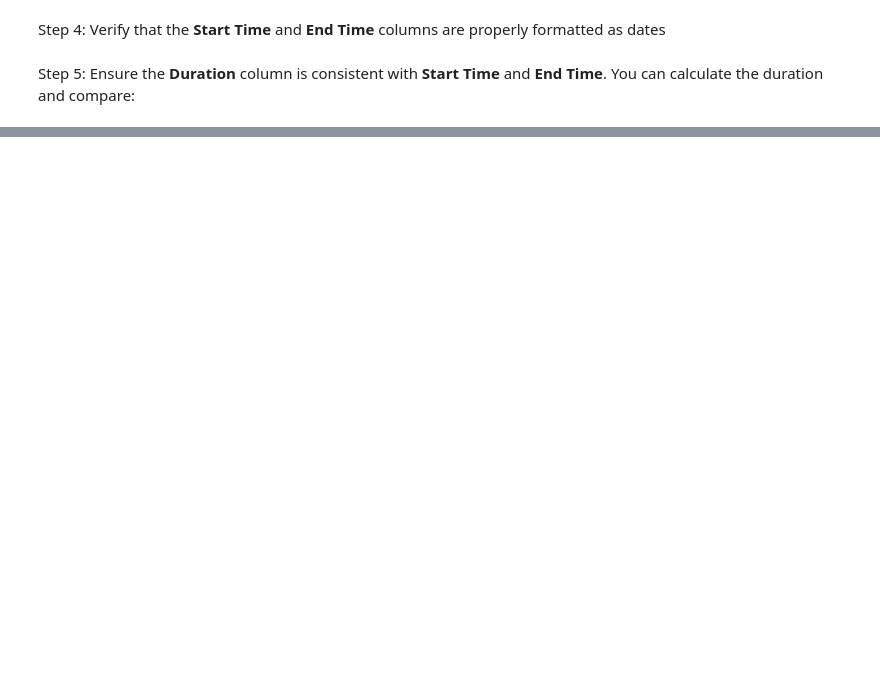
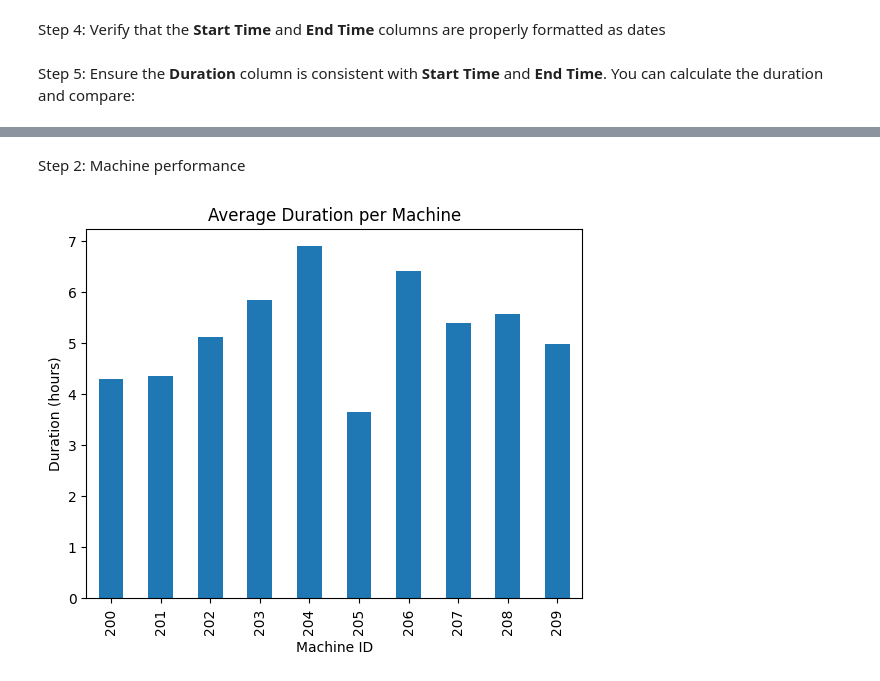
Before and after one commit to CMoser965/Data_Science_01, a Jupyter notebook: src/main.ipynb, the cells around one changed output, grey strips where cells are left out. Cells and saved outputs as stored; diff of their text form; code cells hidden in the pictures; blank space fills up the shorter version.

```diff
--- a/src/main.ipynb
+++ b/src/main.ipynb
@@ -56,0 +148,11 @@ df["Calculated_Duration"] = (df["End_Time"] - df["Start_Time"]).dt.total_seconds
+# %% [markdown]
+Step 2: Machine performance
+# %%
+avg_duration_per_machine = df.groupby('Machine_ID')["Duration"].mean()
+avg_duration_per_machine.plot(kind="bar")
+plt.title("Average Duration per Machine")
+plt.xlabel("Machine ID")
+plt.ylabel("Duration (hours)")
+plt.show()
+# %% [output]
+[figure, added]
```
Also changed, not shown: parts of 20 cells of this notebook.
